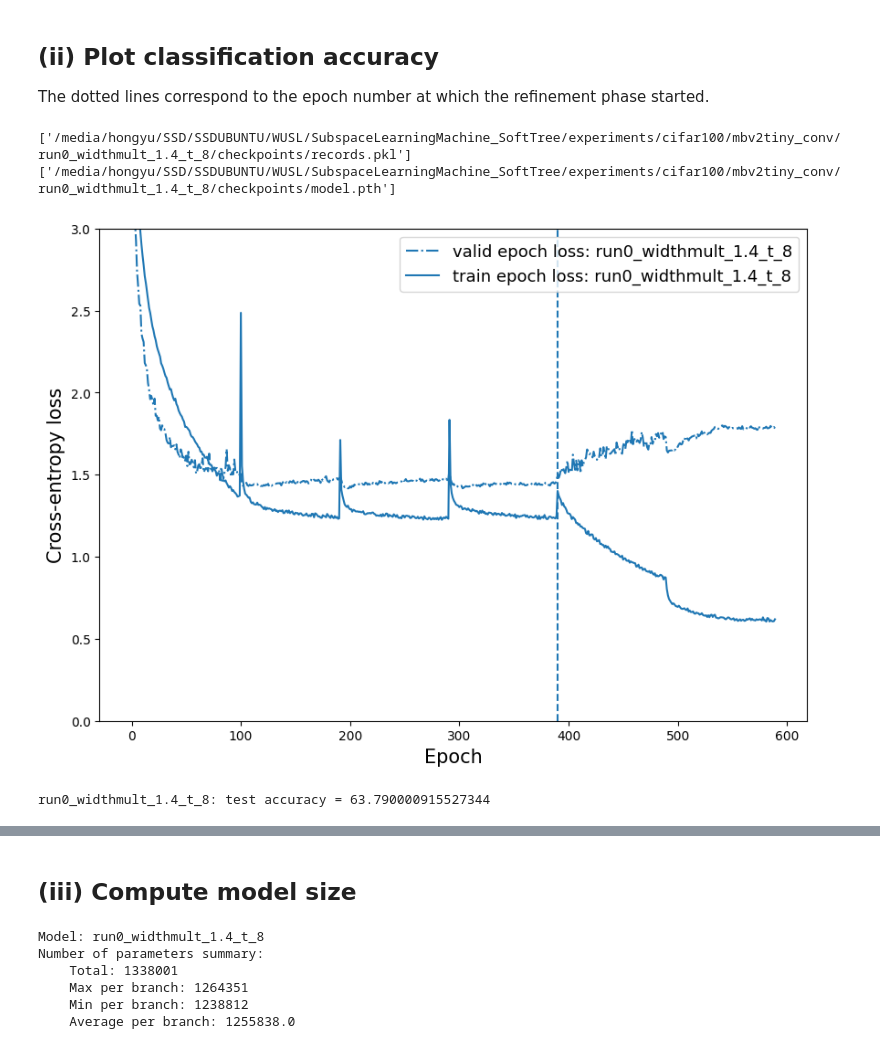
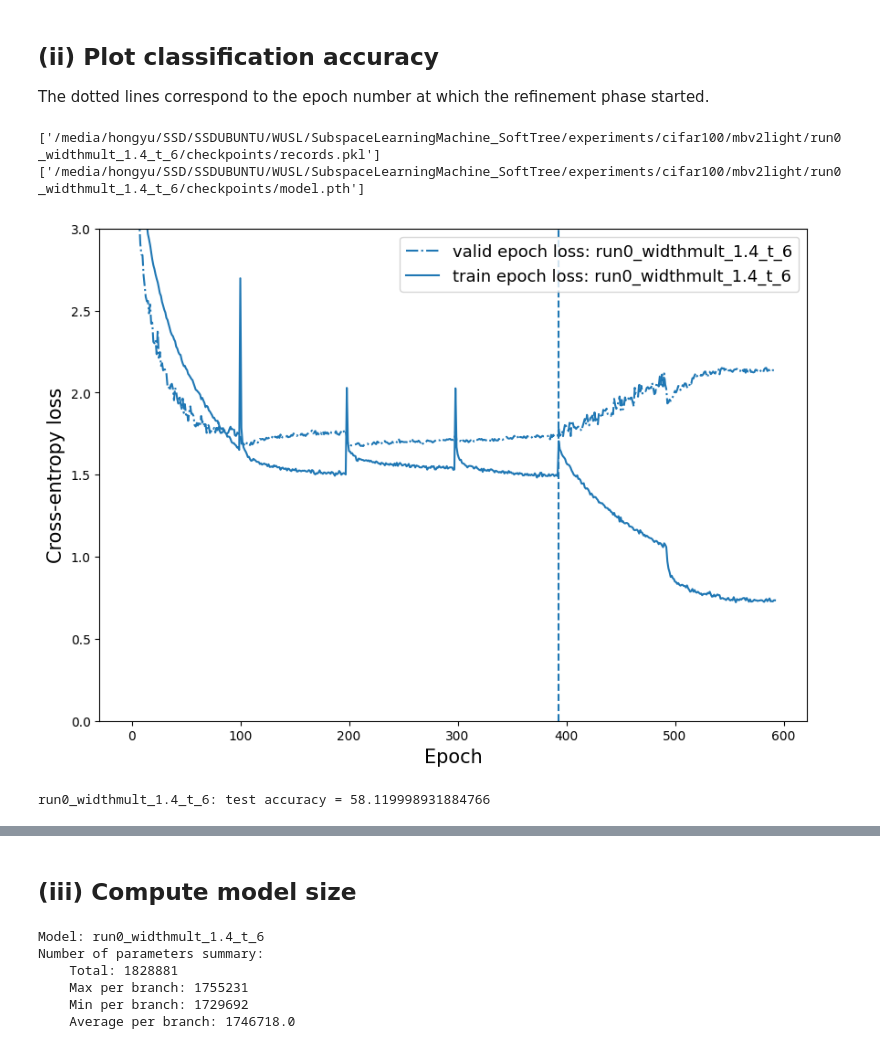
Before and after one commit to ChuniHiro/SubspaceLearningMachine_SoftTree, a Jupyter notebook: examples/evaluation_cifar100.ipynb, the cells around one changed output, grey strips where cells are left out. Saved outputs shown, nothing was run; the diff lists cells and outputs as text; code cells hidden in the pictures.

Commit message:
evaluation cifar100

```diff
--- a/examples/evaluation_cifar100.ipynb
+++ b/examples/evaluation_cifar100.ipynb
@@ -14,23 +14,25 @@ The dotted lines correspond to the epoch number at which the refinement phase st
 # %%
 %matplotlib inline
 
 # exp_dir = '/media/hongyu/SSD/SSDUBUNTU/WUSL/SubspaceLearningMachine_SoftTree/experiments/cifar100/mbv2/'
-exp_dir = '/media/hongyu/SSD/SSDUBUNTU/WUSL/SubspaceLearningMachine_SoftTree/experiments/cifar100/mbv2tiny_conv/'
+# exp_dir = '/media/hongyu/SSD/SSDUBUNTU/WUSL/SubspaceLearningMachine_SoftTree/experiments/cifar100/mbv2tiny_conv/'
+exp_dir = '/media/hongyu/SSD/SSDUBUNTU/WUSL/SubspaceLearningMachine_SoftTree/experiments/cifar100/mbv2light/'
 # models_list = ["debug"]
-# models_list = ["run0", 'run0_widthmult_1.0', 'run0_widthmult_2.0_expansion_8_fixedConv']
+# models_list = ["run0", 'run0_widthmult_1.0', 'run0_widthmult_2.0_expansion_8_fixedConv', 'run0_widthmult_1.4_expansion_8','run0_widthmult_2.0_expansion_8_fixedConv', "run0_widthmult_1.4_t_6"]
 # models_list = ['run0_widthmult_2.0_expansion_8_fixedConv']
-models_list = ['run0_widthmult_1.4_t_8']
+# models_list = ['run0_widthmult_1.4_t_8']
+models_list = ["run0_widthmult_1.4_t_6"]
 
 records_file_list = [exp_dir + model_name + '/checkpoints/records.pkl' for model_name in models_list]
 model_files = [exp_dir + model_name + '/checkpoints/model.pth' for model_name in models_list]
 
 print(records_file_list)
 print(model_files)
 
 visualization.plot_performance(records_file_list, models_list, ymax = 3.0, figsize=(10,7), finetune_position=True)
 visualization.plot_accuracy(records_file_list, models_list, figsize=(10,7), ymin=0, ymax=98, finetune_position=True)
 # %% [output]
-['/media/hongyu/SSD/SSDUBUNTU/WUSL/SubspaceLearningMachine_SoftTree/experiments/cifar100/mbv2tiny_conv/run0_widthmult_1.4_t_8/checkpoints/records.pkl']
-['/media/hongyu/SSD/SSDUBUNTU/WUSL/SubspaceLearningMachine_SoftTree/experiments/cifar100/mbv2tiny_conv/run0_widthmult_1.4_t_8/checkpoints/model.pth']
+['/media/hongyu/SSD/SSDUBUNTU/WUSL/SubspaceLearningMachine_SoftTree/experiments/cifar100/mbv2light/run0_widthmult_1.4_t_6/checkpoints/records.pkl']
+['/media/hongyu/SSD/SSDUBUNTU/WUSL/SubspaceLearningMachine_SoftTree/experiments/cifar100/mbv2light/run0_widthmult_1.4_t_6/checkpoints/model.pth']
-[figure, old version]
+[figure, new version]
-run0_widthmult_1.4_t_8: test accuracy = 63.790000915527344
+run0_widthmult_1.4_t_6: test accuracy = 58.119998931884766
@@ -40,12 +42,12 @@ run0_widthmult_1.4_t_8: test accuracy = 63.790000915527344
 # %%
 _ = visualization.compute_number_of_params(model_files, models_list, is_gpu=False)
 # %% [output]
-Model: run0_widthmult_1.4_t_8
+Model: run0_widthmult_1.4_t_6
 Number of parameters summary:
-    Total: 1338001
-    Max per branch: 1264351
-    Min per branch: 1238812
-    Average per branch: 1255838.0
+    Total: 1828881
+    Max per branch: 1755231
+    Min per branch: 1729692
+    Average per branch: 1746718.0
 # %%
 from models import Tree
 from utils import load_tree_model
```
Also changed, not shown: parts of 1 cell of this notebook, 2 other files.
